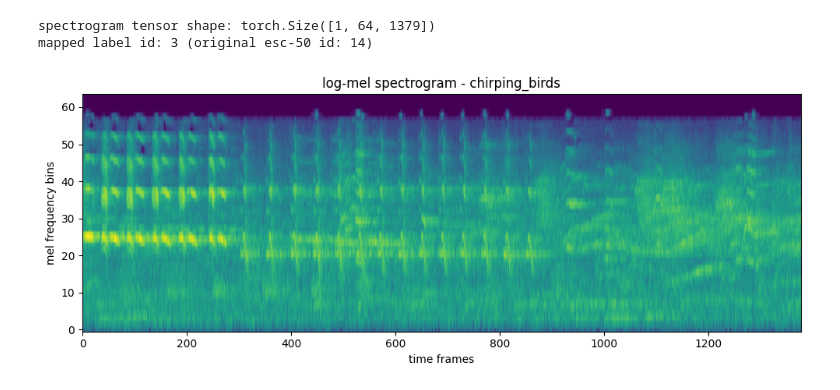
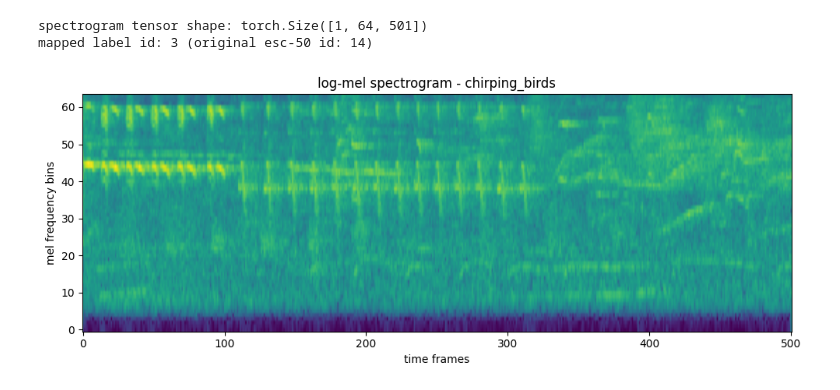
Before and after one commit to Not-kh-lily-23/EcoSpike-Audio, a Jupyter notebook: baseline_data.ipynb, the cells around one changed output. Cells and saved outputs as stored; diff of their text form; code cells hidden in the pictures.

```diff
--- a/baseline_data.ipynb
+++ b/baseline_data.ipynb
@@ -63,33 +63,33 @@ class eco_spike_dset(Dataset):
         self.df=df.reset_index(drop=True)
         self.audio_dir=audio_dir
         self.transform=transform
     def __len__(self):
         return len(self.df)
     def __getitem__(self,idx):
         f_name=self.df.loc[idx,'filename']
         f_path=os.path.join(self.audio_dir,f_name)
         waveform,sr=torchaudio.load(f_path)
         if sr!=16000:
             resmpl=torchaudio.transforms.Resample(orig_freq=sr,new_freq=16000)
-            wavefor=resmpl(waveform)
+            waveform=resmpl(waveform)
         if self.transform:
             spectro=self.transform(waveform)
         og_lbl=self.df.loc[idx,'target']
         mapped_lbl=lbl_map[og_lbl]
         return spectro,mapped_lbl
 mel_transform=torchaudio.transforms.MelSpectrogram(sample_rate=16000,n_mels=64,n_fft=400,hop_length=160)
 trn_dset=eco_spike_dset(df=df_trn,audio_dir='ESC-50-master/audio',transform=mel_transform)
 spec,label=trn_dset[0]
 print(f"spectrogram tensor shape: {spec.shape}")
 print(f"mapped label id: {label} (original esc-50 id: {reverse_lbl_map[label]})")
 plt.figure(figsize=(10,4))
 plt.imshow(torch.log(spec[0]+1e-6).numpy(),cmap='viridis',origin='lower',aspect='auto')
 plt.title(f'log-mel spectrogram - {t_classes[reverse_lbl_map[label]]}')
 plt.ylabel('mel frequency bins')
 plt.xlabel('time frames')
 plt.tight_layout()
 plt.show()
 # %% [output]
-spectrogram tensor shape: torch.Size([1, 64, 1379])
+spectrogram tensor shape: torch.Size([1, 64, 501])
 mapped label id: 3 (original esc-50 id: 14)
-[figure, old version]
+[figure, new version]
```
